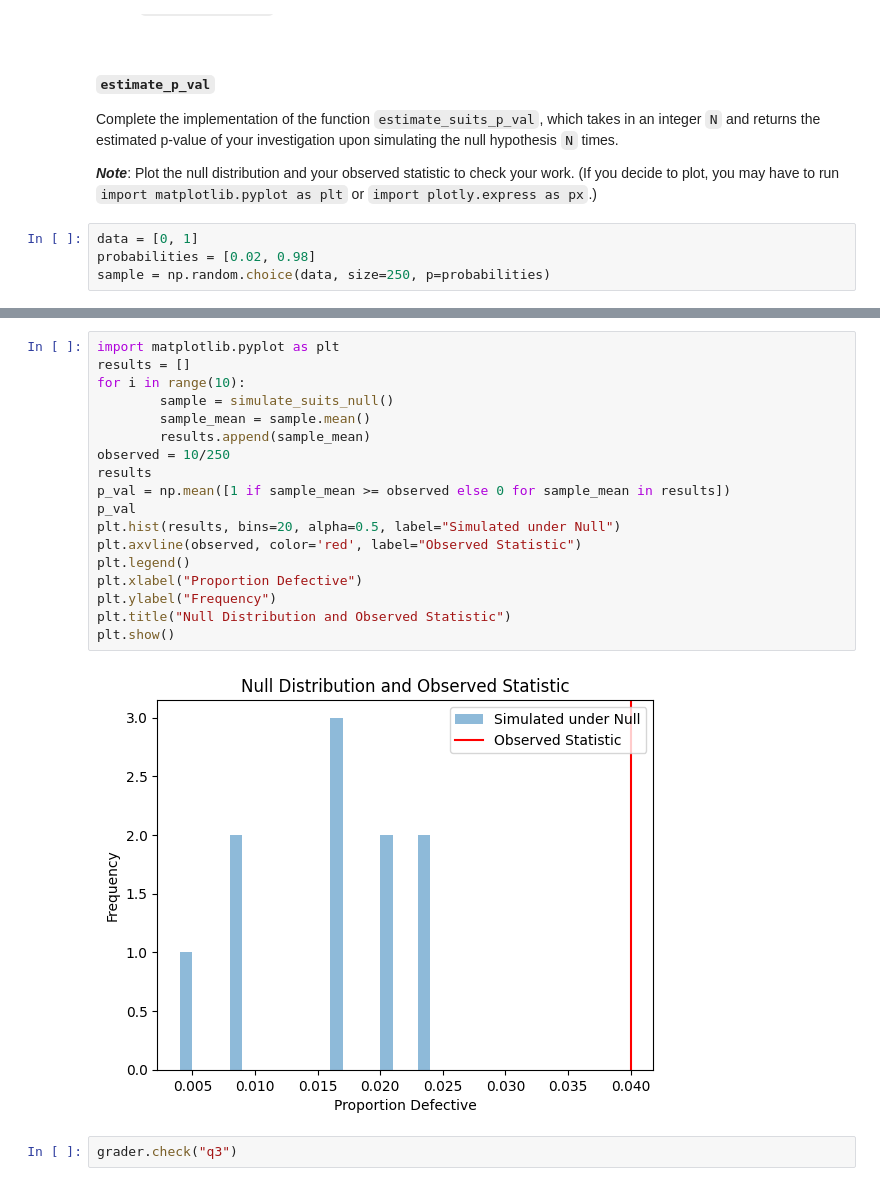
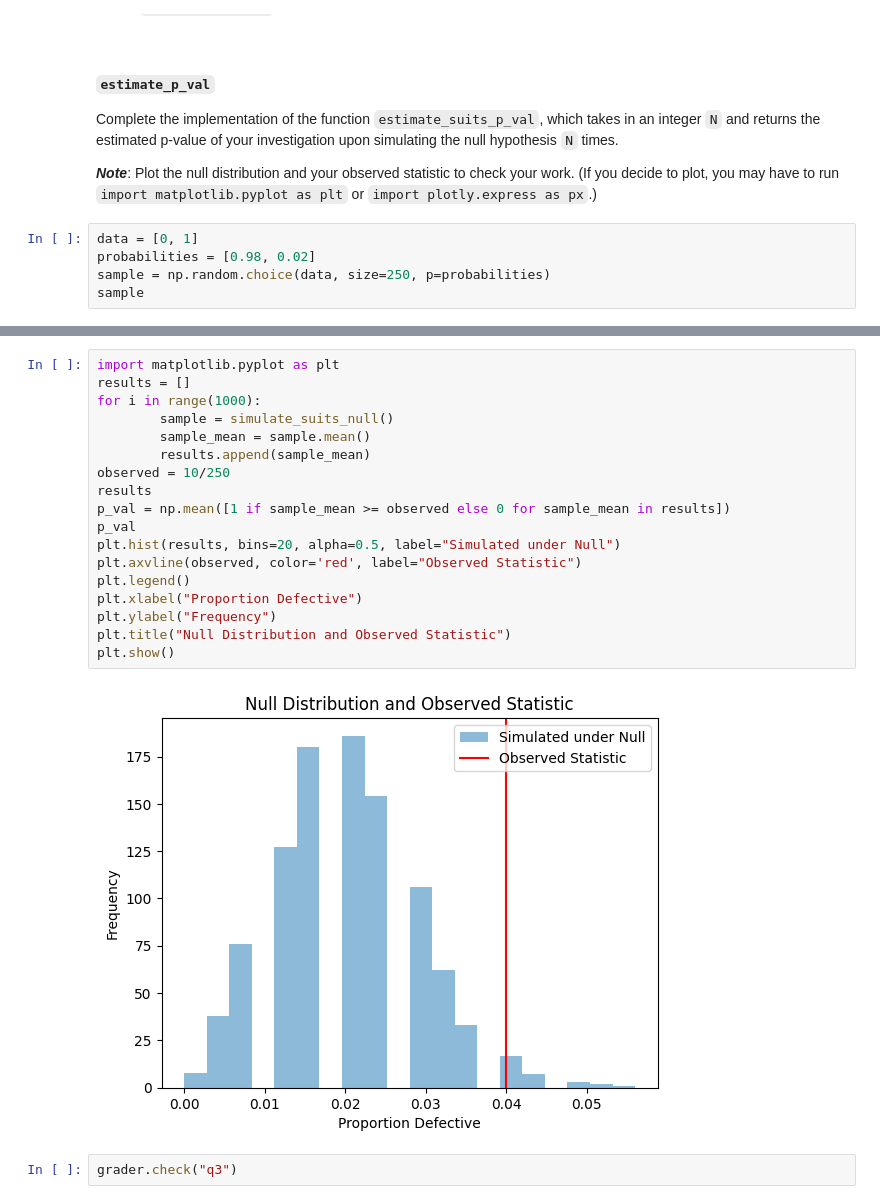
Before and after one commit to Cathyyyyy123/dsc80-2023-fa, a Jupyter notebook: labs/lab04/lab.ipynb, the cells around one changed output, grey strips where cells are left out. Cells and saved outputs as stored; diff of their text form.

```diff
--- a/labs/lab04/lab.ipynb
+++ b/labs/lab04/lab.ipynb
@@ -195,5 +207,6 @@ Complete the implementation of the function `estimate_suits_p_val`, which takes
 ***Note***: Plot the null distribution and your observed statistic to check your work. (If you decide to plot, you may have to run `import matplotlib.pyplot as plt` or `import plotly.express as px`.)
 # %%
 data = [0, 1]
-probabilities = [0.02, 0.98]
+probabilities = [0.98, 0.02]
 sample = np.random.choice(data, size=250, p=probabilities)
+sample
@@ -200,23 +226,23 @@ sample = np.random.choice(data, size=250, p=probabilities)
 # %%
 import matplotlib.pyplot as plt
 results = []
-for i in range(10):
+for i in range(1000):
         sample = simulate_suits_null()
         sample_mean = sample.mean()
         results.append(sample_mean)
 observed = 10/250
 results
 p_val = np.mean([1 if sample_mean >= observed else 0 for sample_mean in results])
 p_val
 plt.hist(results, bins=20, alpha=0.5, label="Simulated under Null")
 plt.axvline(observed, color='red', label="Observed Statistic")
 plt.legend()
 plt.xlabel("Proportion Defective")
 plt.ylabel("Frequency")
 plt.title("Null Distribution and Observed Statistic")
 plt.show()
 # %% [output]
-[figure, old version]
+[figure, new version]
 # %%
 grader.check("q3")
 # %% [output]
```
Also changed, not shown: parts of 13 cells of this notebook, 9 other files.
